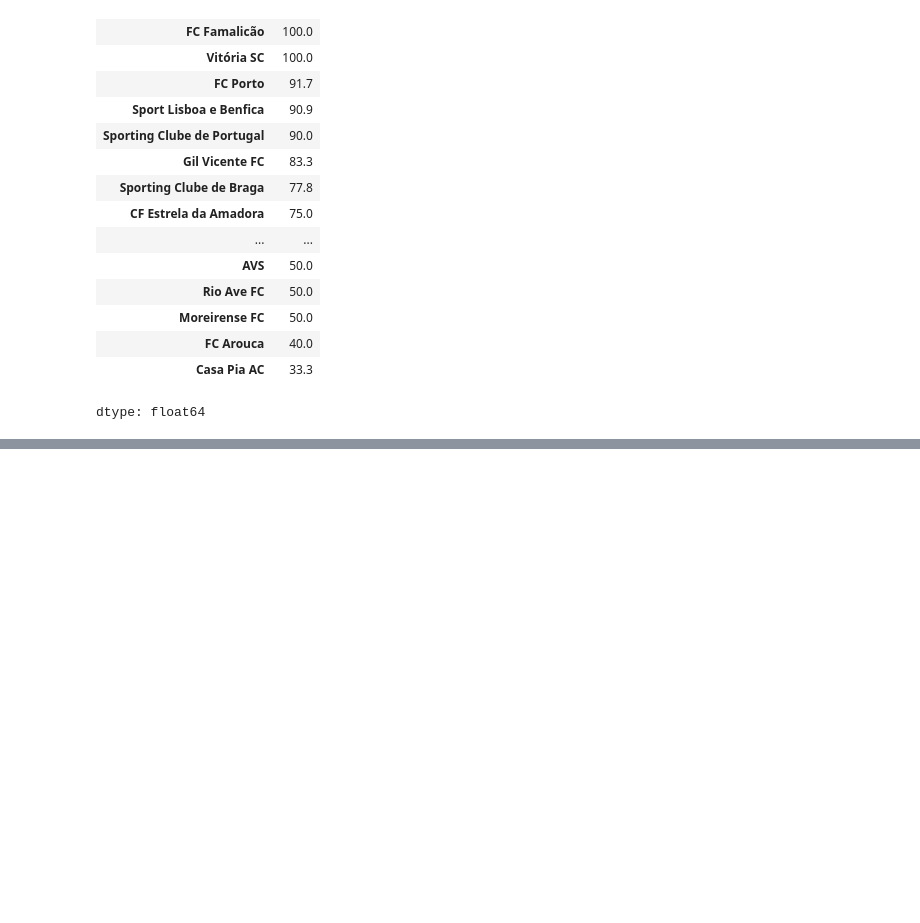
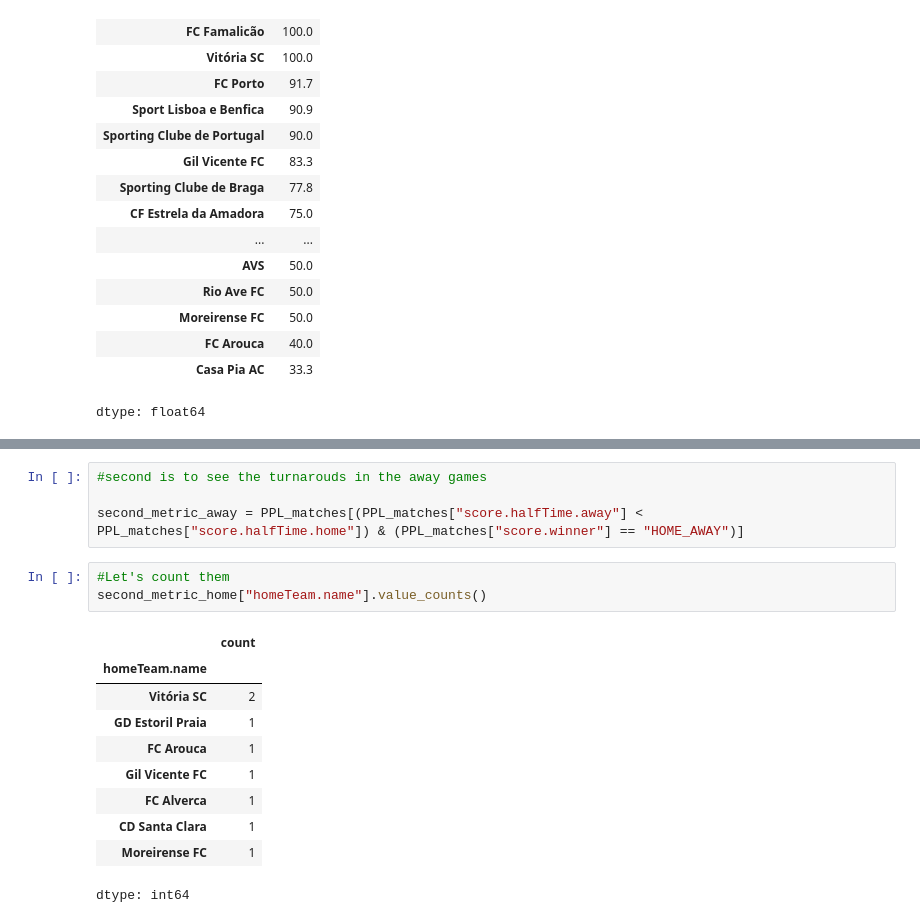
Before and after one commit to rafa-el-ferreira/Portuguese-League-25-26, a Jupyter notebook: Task_M10.ipynb, the cells around one changed output, grey strips where cells are left out. Drawn from its saved outputs; the diff is of its cells as text; blank space fills up the shorter version.

```diff
--- a/Task_M10.ipynb
+++ b/Task_M10.ipynb
@@ -333,0 +342,18 @@ dtype: float64
+# %%
+#second is to see the turnarouds in the away games
+
+second_metric_away = PPL_matches[(PPL_matches["score.halfTime.away"] < PPL_matches["score.halfTime.home"]) & (PPL_matches["score.winner"] == "HOME_AWAY")]
+# %%
+#Let's count them
+second_metric_home["homeTeam.name"].value_counts()
+# %% [output]
+|  | count |
+| homeTeam.name |  |
+| Vitória SC | 2 |
+| GD Estoril Praia | 1 |
+| FC Arouca | 1 |
+| Gil Vicente FC | 1 |
+| FC Alverca | 1 |
+| CD Santa Clara | 1 |
+| Moreirense FC | 1 |
+dtype: int64
```
Also changed, not shown: parts of 5 cells of this notebook.
